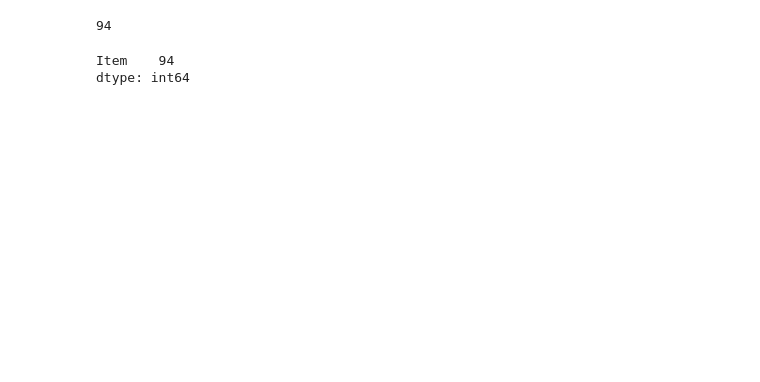
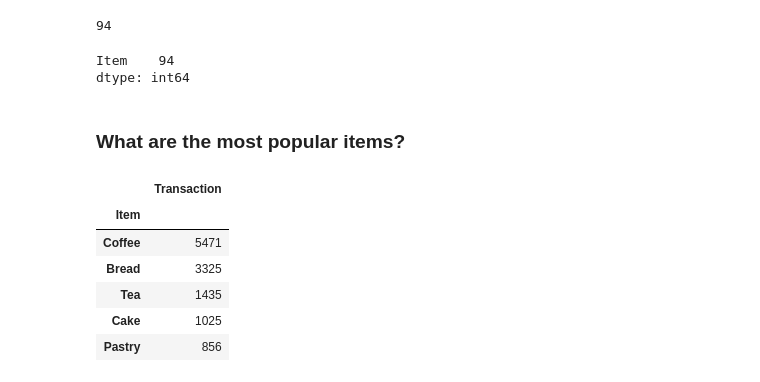
Before and after one commit to viktree/curly-octo-chainsaw, a Jupyter notebook: Bakery Transactions.ipynb, the cells around one changed output. Saved outputs shown, nothing was run; the diff lists cells and outputs as text; code cells hidden in the pictures; blank space fills up the shorter version.

```diff
--- a/Bakery Transactions.ipynb
+++ b/Bakery Transactions.ipynb
@@ -190,3 +241,16 @@ bakery_items.count()
 # %% [output]
 Item    94
 dtype: int64
+# %% [markdown]
+### What are the most popular items?
+# %%
+transaction_count = dataset.groupby(by='Item')[['Transaction']].count().sort_values(by='Transaction', ascending=False)
+transaction_count.head()
+# %% [output]
+|  | Transaction |
+| Item |  |
+| Coffee | 5471 |
+| Bread | 3325 |
+| Tea | 1435 |
+| Cake | 1025 |
+| Pastry | 856 |
```
Also changed, not shown: parts of 13 cells of this notebook.
